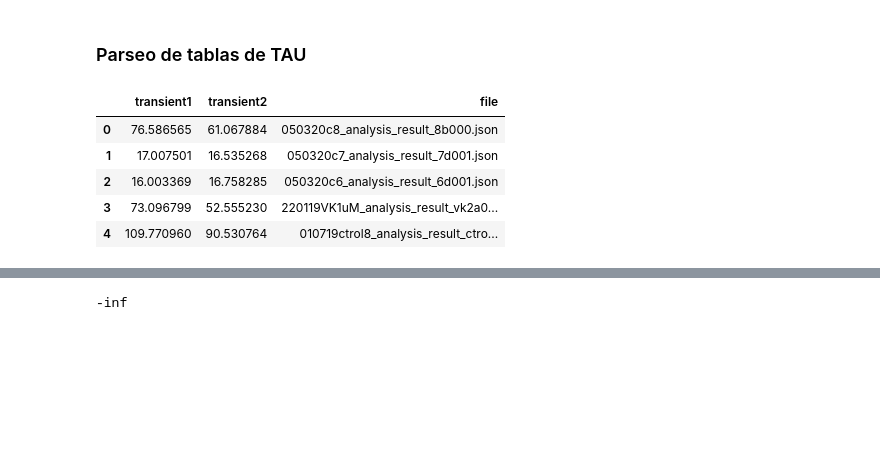
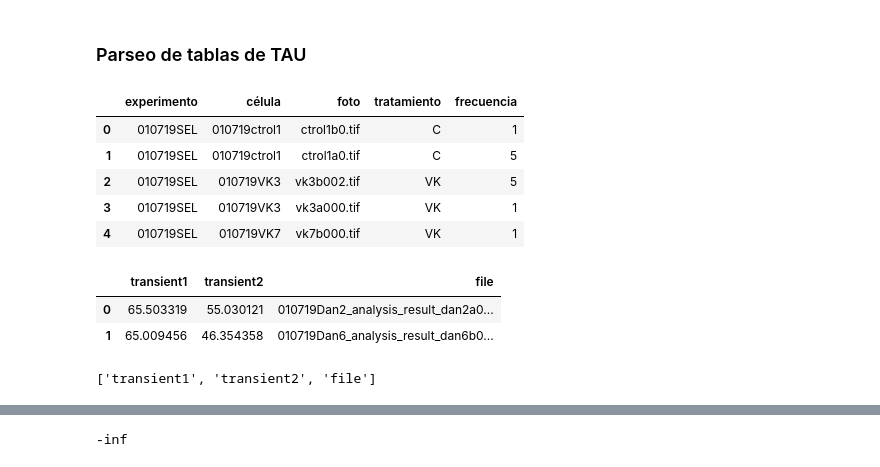
Before and after one commit to CardiAP/DesktopApp, a Jupyter notebook: filtrado.ipynb, the cells around one changed output, grey strips where cells are left out. Saved outputs shown, nothing was run; the diff lists cells and outputs as text; code cells hidden in the pictures; blank space fills up the shorter version.

```diff
--- a/filtrado.ipynb
+++ b/filtrado.ipynb
@@ -424,16 +424,16 @@ tau_file = pd.read_excel('/media/leandro/Volumen1TB/Lean/Analizador_imagenes_cal
 del tau_file['Unnamed: 0']
 # %%
-tabulado = pd.read_csv('/media/leandro/Volumen1TB/Lean/Analizador_imagenes_calcio/Luis/analisis/tabulado')
+tabulado = pd.read_csv('C:/Users/Leand/OneDrive/Documentos/Lean/Analizador_imagenes_calcio/Luis/analisis/tabulado')
 del tabulado['Unnamed: 0']
 # %%
-tau_file.head()
+tabulado.head()
 # %% [output]
-|  | transient1 | transient2 | file |
-| 0 | 76.586565 | 61.067884 | 050320c8_analysis_result_8b000.json |
-| 1 | 17.007501 | 16.535268 | 050320c7_analysis_result_7d001.json |
-| 2 | 16.003369 | 16.758285 | 050320c6_analysis_result_6d001.json |
-| 3 | 73.096799 | 52.555230 | 220119VK1uM_analysis_result_vk2a0... |
-| 4 | 109.770960 | 90.530764 | 010719ctrol8_analysis_result_ctro... |
+|  | experimento | célula | foto | tratamiento | frecuencia |
+| 0 | 010719SEL | 010719ctrol1 | ctrol1b0.tif | C | 1 |
+| 1 | 010719SEL | 010719ctrol1 | ctrol1a0.tif | C | 5 |
+| 2 | 010719SEL | 010719VK3 | vk3b002.tif | VK | 5 |
+| 3 | 010719SEL | 010719VK3 | vk3a000.tif | VK | 1 |
+| 4 | 010719SEL | 010719VK7 | vk7b000.tif | VK | 1 |
 # %%
 # Filtrado por tratamiento y frecuencia
 tratamiento = ['C','VK','DAN']
@@ -465,3 +465,13 @@ tau_control1 = tau_control1[(outliers(tau_control1['transient1']) == True) & (ou
 tau_control1.dropna()
 tau_control1 = tau_control1[tau_control1['transient1'] > 5]
 tau_control1.describe()
+# %%
+wc_tau_control1.head(2)
+# %% [output]
+|  | transient1 | transient2 | file |
+| 0 | 65.503319 | 55.030121 | 010719Dan2_analysis_result_dan2a0... |
+| 1 | 65.009456 | 46.354358 | 010719Dan6_analysis_result_dan6b0... |
+# %%
+list(tau_control1)
+# %% [output]
+['transient1', 'transient2', 'file']
```
Also changed, not shown: parts of 5 cells of this notebook, 1 other file.
